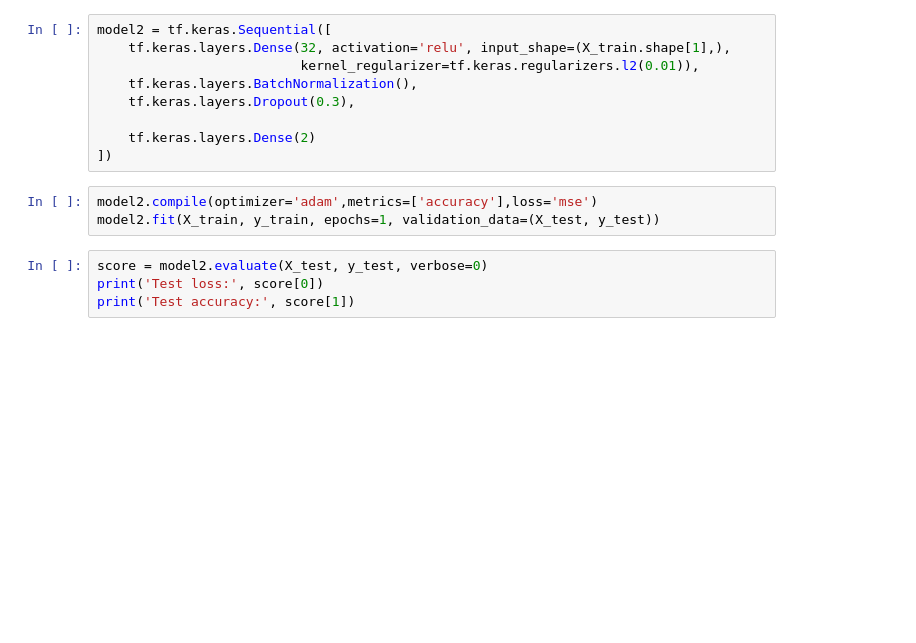
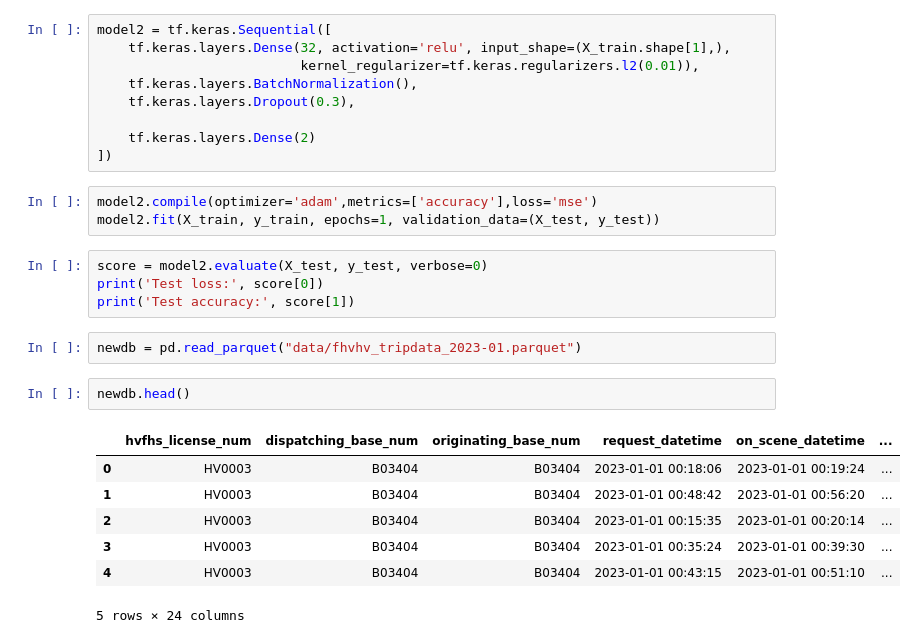
Before and after one commit to cheema-86/ridesharing-optimization, a Jupyter notebook: datasetAnalysis.ipynb, the cells around one changed output. Cells and saved outputs as stored; diff of their text form; blank space fills up the shorter version.

```diff
--- a/datasetAnalysis.ipynb
+++ b/datasetAnalysis.ipynb
@@ -261,3 +255,15 @@ model2.fit(X_train, y_train, epochs=1, validation_data=(X_test, y_test))
 score = model2.evaluate(X_test, y_test, verbose=0)
 print('Test loss:', score[0])
 print('Test accuracy:', score[1])
+# %%
+newdb = pd.read_parquet("data/fhvhv_tripdata_2023-01.parquet")
+# %%
+newdb.head()
+# %% [output]
+|  | hvfhs_license_num | dispatching_base_num | originating_base_num | request_datetime | on_scene_datetime | ... |
+| 0 | HV0003 | B03404 | B03404 | 2023-01-01 00:18:06 | 2023-01-01 00:19:24 | ... |
+| 1 | HV0003 | B03404 | B03404 | 2023-01-01 00:48:42 | 2023-01-01 00:56:20 | ... |
+| 2 | HV0003 | B03404 | B03404 | 2023-01-01 00:15:35 | 2023-01-01 00:20:14 | ... |
+| 3 | HV0003 | B03404 | B03404 | 2023-01-01 00:35:24 | 2023-01-01 00:39:30 | ... |
+| 4 | HV0003 | B03404 | B03404 | 2023-01-01 00:43:15 | 2023-01-01 00:51:10 | ... |
+5 rows × 24 columns
```
Also changed, not shown: parts of 6 cells of this notebook.
